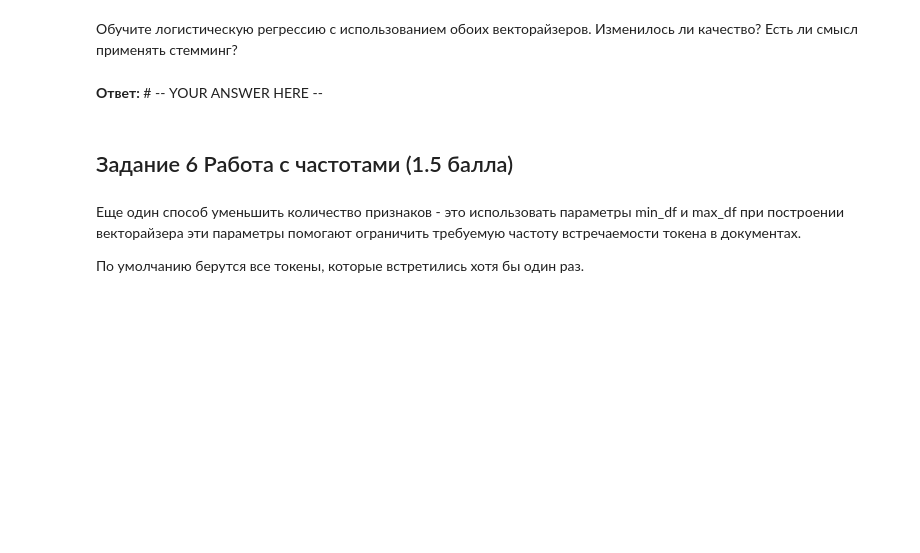
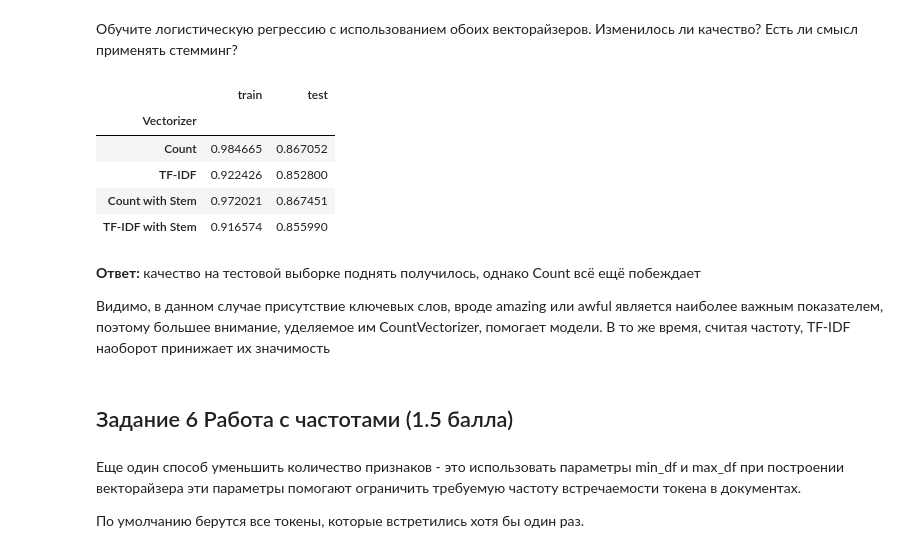
Before and after one commit to Bosbobos/IAD, a Jupyter notebook: MachineLeariningBasics/hw06_texts/hw06_texts.ipynb, the cells around one changed output. Drawn from its saved outputs; the diff is of its cells as text; code cells hidden in the pictures; blank space fills up the shorter version.

```diff
--- a/MachineLeariningBasics/hw06_texts/hw06_texts.ipynb
+++ b/MachineLeariningBasics/hw06_texts/hw06_texts.ipynb
@@ -539,3 +545,9 @@ food 0.09888353857325324
+# %%
+tfidf_vr = TfidfVectorizer(tokenizer=custom_tokenizer)
+tfidf_train = tfidf_vr.fit_transform(train['OriginalTweet'])
+tfidf_train_y = train['Sentiment']
+tfidf_test = tfidf_vr.transform(test['OriginalTweet'])
+tfidf_test_y = test['Sentiment']
 # %% [markdown]
 Обучите логистическую регрессию на векторах из обоих векторайзеров. Посчитайте долю правильных ответов на обучающих и тестовых данных. Какой векторайзер показал лучший результат? Что можно сказать о моделях?
 
@@ -560,3 +586,13 @@ def custom_stem_tokenizer(text):
+# %%
+from nltk.stem import SnowballStemmer
+
+def custom_stem_tokenizer(text):
+    stemmer = SnowballStemmer('english')
+    tokens = TweetTokenizer(preserve_case=False).tokenize(text)
+    tokens = rm_noise(tokens)
+    tokens = [stemmer.stem(x) for x in tokens]
+
+    return tokens
 # %%
 custom_stem_tokenizer('This is sample text!!!! @Sample_text I, \x92\x92 https://t.co/sample  #sampletext adding more words to check stemming')
 # %% [output]
@@ -576,5 +610,38 @@ print(len(cv.vocabulary_))
-# %% [markdown]
-**Ответ:** # -- YOUR ANSWER HERE --
+# %%
+count_vr = CountVectorizer(tokenizer=custom_stem_tokenizer)
+count_train = count_vr.fit_transform(train['OriginalTweet'])
+count_train_y = train['Sentiment']
+count_test = count_vr.transform(test['OriginalTweet'])
+count_test_y = test['Sentiment']
+# %%
+tfidf_vr = TfidfVectorizer(tokenizer=custom_stem_tokenizer)
+tfidf_train = tfidf_vr.fit_transform(train['OriginalTweet'])
+tfidf_train_y = train['Sentiment']
+tfidf_test = tfidf_vr.transform(test['OriginalTweet'])
+tfidf_test_y = test['Sentiment']
+# %%
+count_log_reg = LogisticRegression(random_state=17).fit(count_train, count_train_y)
+tfidf_log_reg = LogisticRegression(random_state=17).fit(tfidf_train, tfidf_train_y)
+
+acc_count_train = accuracy_score(count_train_y, count_log_reg.predict(count_train))
+acc_count_test  = accuracy_score(count_test_y,  count_log_reg.predict(count_test))
+acc_tfidf_train = accuracy_score(tfidf_train_y, tfidf_log_reg.predict(tfidf_train))
+acc_tfidf_test  = accuracy_score(tfidf_test_y,  tfidf_log_reg.predict(tfidf_test))
+
+df_results.loc['Count with Stem'] = [acc_count_train, acc_count_test]
+df_results.loc['TF-IDF with Stem'] = [acc_tfidf_train, acc_tfidf_test]
+df_results
+# %% [output]
+|  | train | test |
+| Vectorizer |  |  |
+| Count | 0.984665 | 0.867052 |
+| TF-IDF | 0.922426 | 0.852800 |
+| Count with Stem | 0.972021 | 0.867451 |
+| TF-IDF with Stem | 0.916574 | 0.855990 |
+# %% [markdown]
+**Ответ:** качество на тестовой выборке поднять получилось, однако Count всё ещё побеждает
+
+Видимо, в данном случае присутствие ключевых слов, вроде amazing или awful является наиболее важным показателем, поэтому большее внимание, уделяемое им CountVectorizer, помогает модели. В то же время, считая частоту, TF-IDF наоборот принижает их значимость
 # %% [markdown]
 ## Задание  6 Работа с частотами (1.5 балла)
 # %% [markdown]
```
Also changed, not shown: parts of 16 cells of this notebook.
